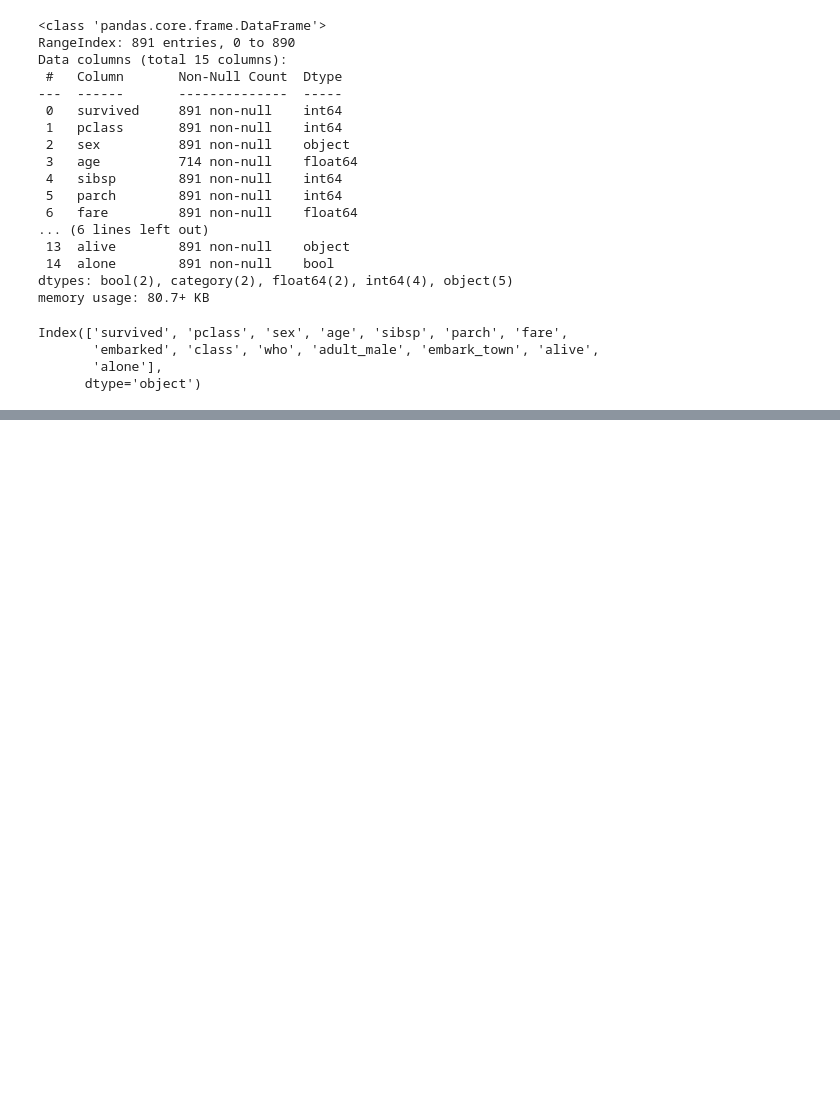
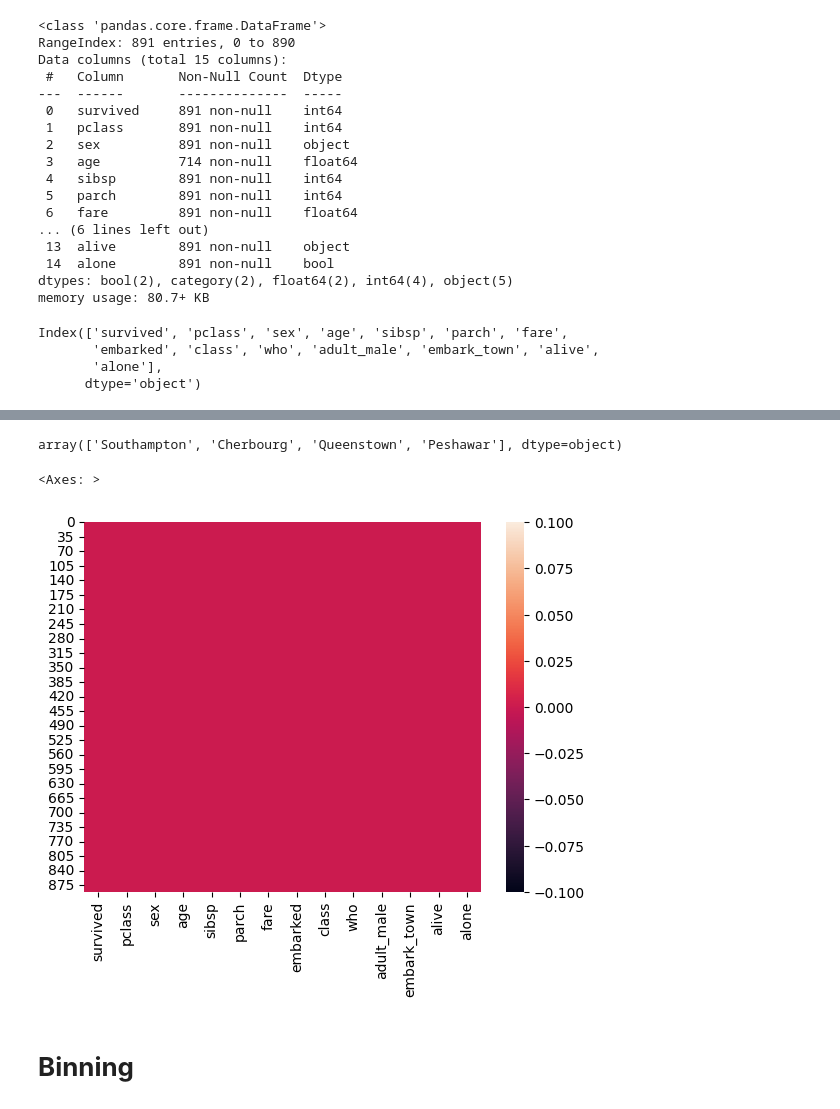
Before and after one commit to shahahmad-dev/exploratory-data-analysis, a Jupyter notebook: 01_pandas.ipynb, the cells around one changed output, grey strips where cells are left out. Saved outputs shown, nothing was run; the diff lists cells and outputs as text; code cells hidden in the pictures; blank space fills up the shorter version.

Commit message:
Added null values through mode function

```diff
--- a/01_pandas.ipynb
+++ b/01_pandas.ipynb
@@ -370,0 +410,3 @@ Index(['survived', 'pclass', 'sex', 'age', 'sibsp', 'parch', 'fare',
+# %%
+# filling the null values of age by using the mean
+df['age'] = df['age'].fillna(df['age'].mean())
@@ -370,0 +447,9 @@ Index(['survived', 'pclass', 'sex', 'age', 'sibsp', 'parch', 'fare',
+# %%
+df.embark_town.unique()
+# %% [output]
+array(['Southampton', 'Cherbourg', 'Queenstown', 'Peshawar'], dtype=object)
+# %%
+sns.heatmap(df.isnull())
+# %% [output]
+<Axes: >
+[figure, added]
@@ -370,0 +458,2 @@ Index(['survived', 'pclass', 'sex', 'age', 'sibsp', 'parch', 'fare',
+# %% [markdown]
+# **Binning**
```
Also changed, not shown: parts of 6 cells of this notebook.
